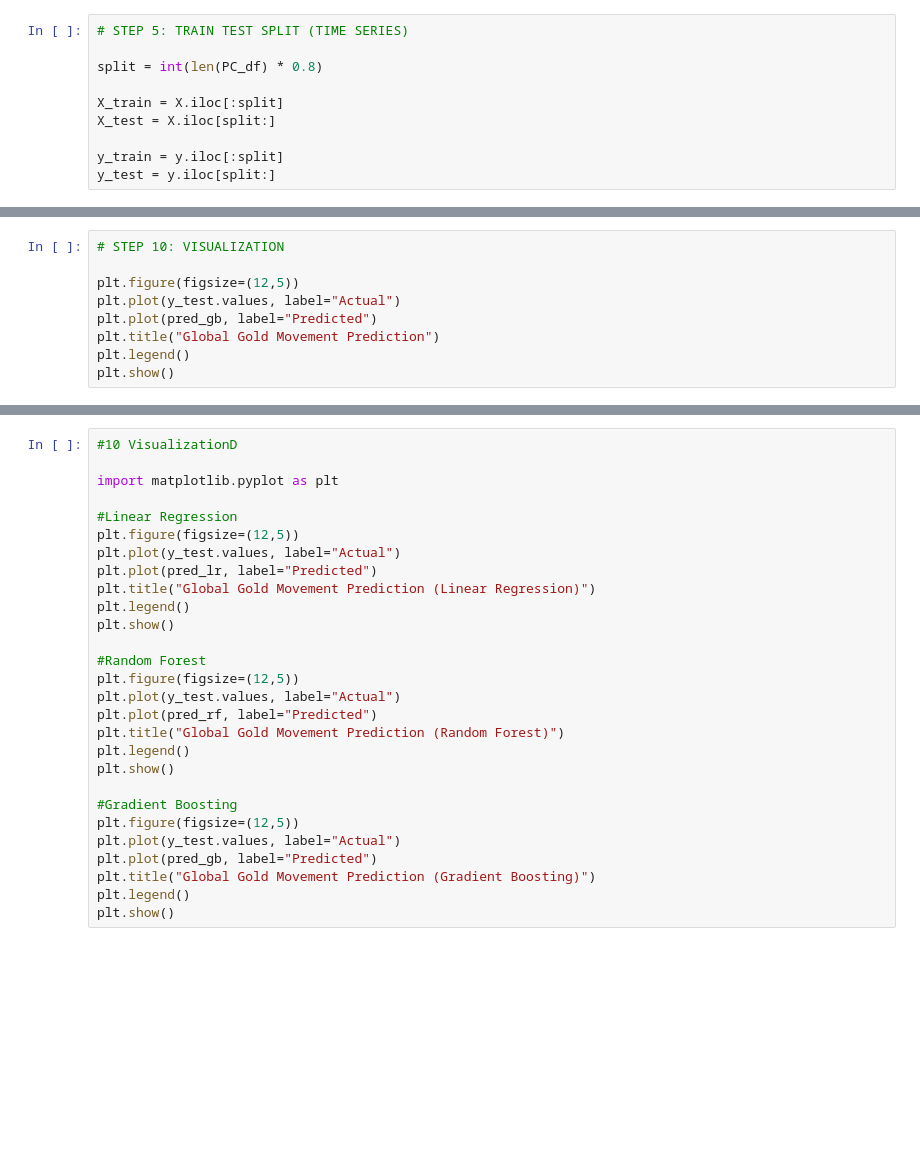
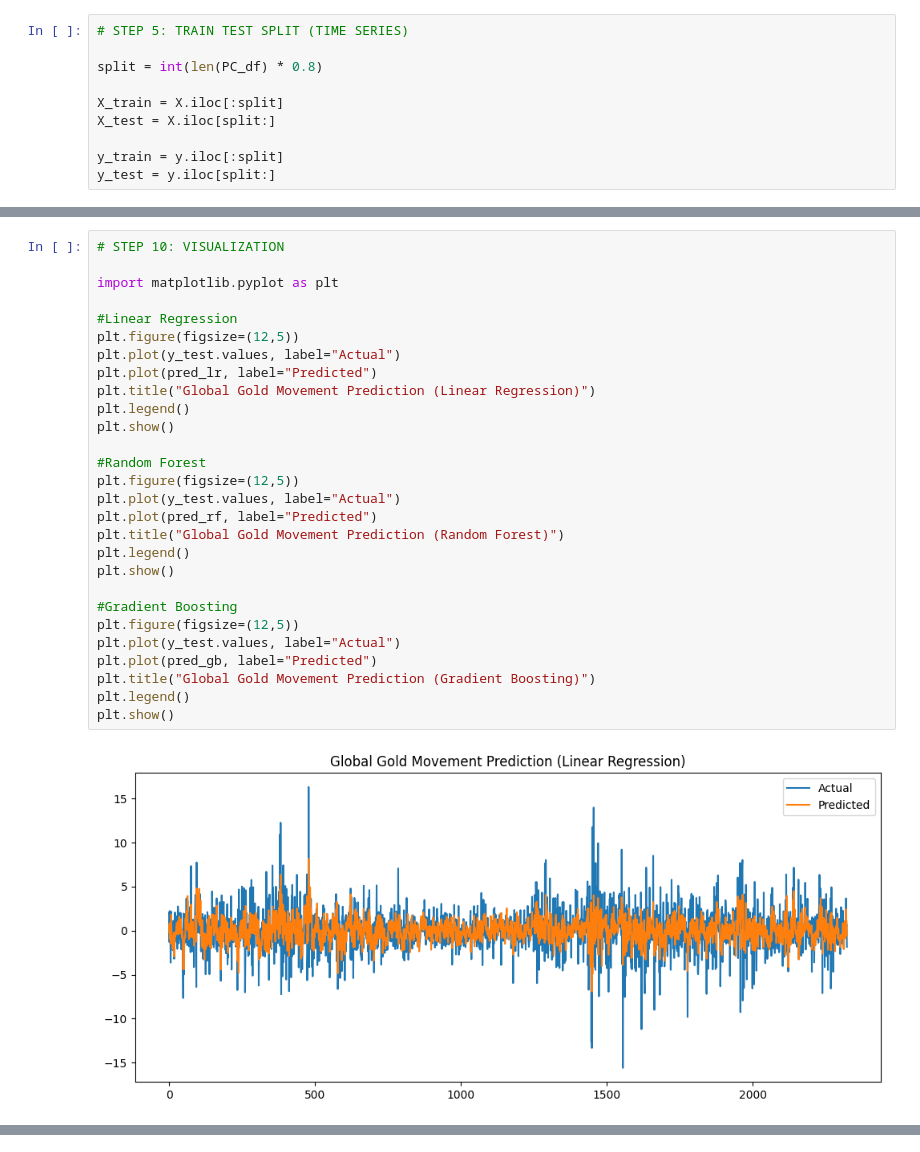
Before and after one commit to ZacharyJimmy/DataMining, a Jupyter notebook: DataMiningCode.ipynb, the cells around one changed output, grey strips where cells are left out. Drawn from its saved outputs; the diff is of its cells as text; blank space fills up the shorter version.

```diff
--- a/DataMiningCode.ipynb
+++ b/DataMiningCode.ipynb
@@ -260,9 +327,30 @@ print(importance.head(10))
 # %%
 # STEP 10: VISUALIZATION
 
+import matplotlib.pyplot as plt
+
+#Linear Regression
+plt.figure(figsize=(12,5))
+plt.plot(y_test.values, label="Actual")
+plt.plot(pred_lr, label="Predicted")
+plt.title("Global Gold Movement Prediction (Linear Regression)")
+plt.legend()
+plt.show()
+
+#Random Forest
+plt.figure(figsize=(12,5))
+plt.plot(y_test.values, label="Actual")
+plt.plot(pred_rf, label="Predicted")
+plt.title("Global Gold Movement Prediction (Random Forest)")
+plt.legend()
+plt.show()
+
+#Gradient Boosting
 plt.figure(figsize=(12,5))
 plt.plot(y_test.values, label="Actual")
 plt.plot(pred_gb, label="Predicted")
-plt.title("Global Gold Movement Prediction")
+plt.title("Global Gold Movement Prediction (Gradient Boosting)")
 plt.legend()
 plt.show()
+# %% [output]
+[figure, added]
@@ -269,28 +358,0 @@ plt.show()
-# %%
-#10 VisualizationD
-
-import matplotlib.pyplot as plt
-
-#Linear Regression
-plt.figure(figsize=(12,5))
-plt.plot(y_test.values, label="Actual")
-plt.plot(pred_lr, label="Predicted")
-plt.title("Global Gold Movement Prediction (Linear Regression)")
-plt.legend()
-plt.show()
-
-#Random Forest
-plt.figure(figsize=(12,5))
-plt.plot(y_test.values, label="Actual")
-plt.plot(pred_rf, label="Predicted")
-plt.title("Global Gold Movement Prediction (Random Forest)")
-plt.legend()
-plt.show()
-
-#Gradient Boosting
-plt.figure(figsize=(12,5))
-plt.plot(y_test.values, label="Actual")
-plt.plot(pred_gb, label="Predicted")
-plt.title("Global Gold Movement Prediction (Gradient Boosting)")
-plt.legend()
-plt.show()
```
Also changed, not shown: parts of 14 cells of this notebook.
